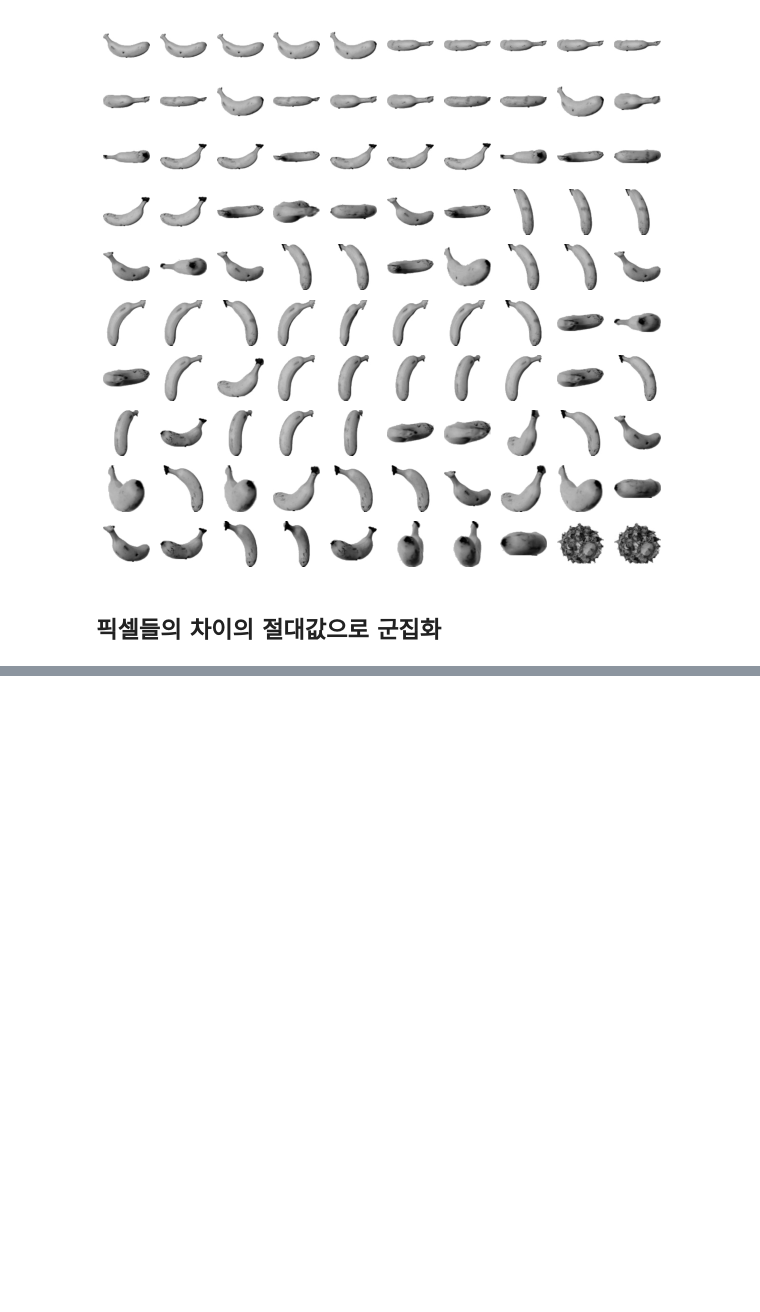
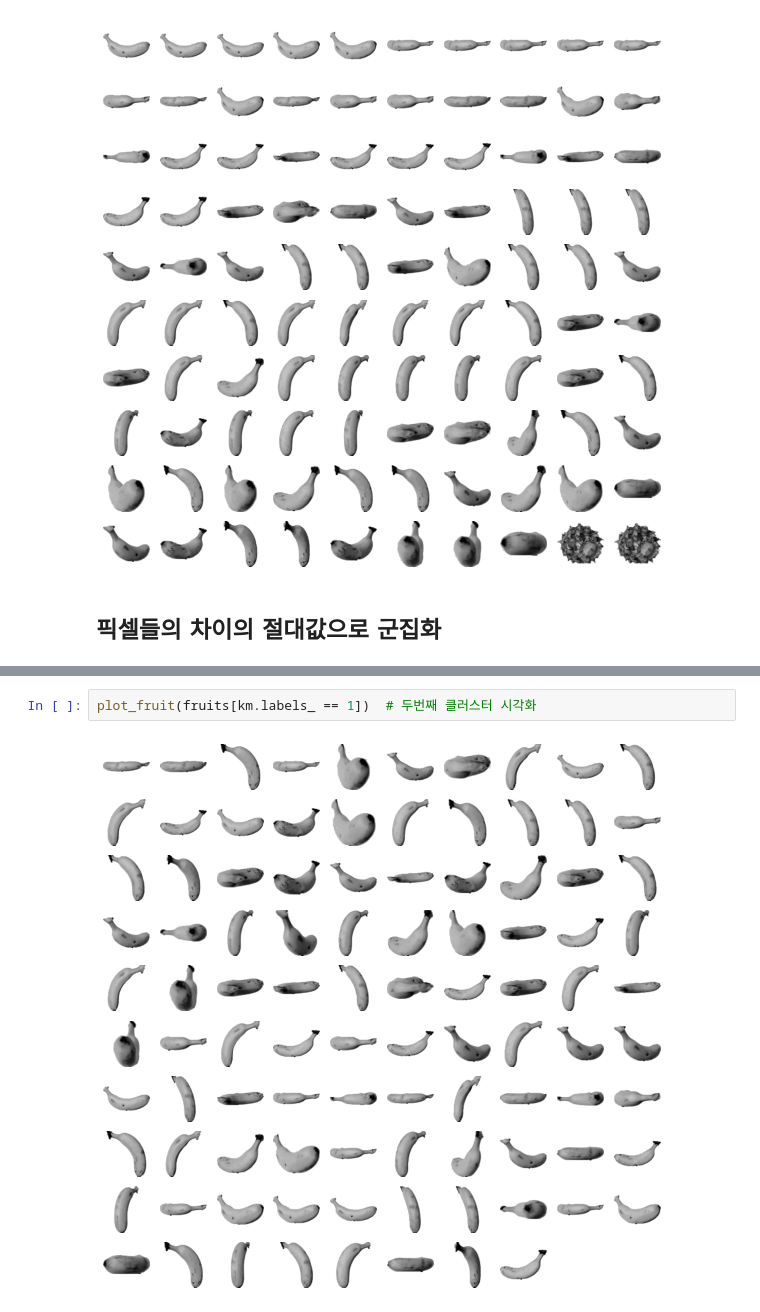
Before and after one commit to JakeOh/202011_itw_bd21, a Jupyter notebook: lab_ml/ml13_cluster.ipynb, the cells around one changed output, grey strips where cells are left out. Drawn from its saved outputs; the diff is of its cells as text; blank space fills up the shorter version.

```diff
--- a/lab_ml/ml13_cluster.ipynb
+++ b/lab_ml/ml13_cluster.ipynb
@@ -277,0 +357,4 @@ plt.show()
+# %%
+plot_fruit(fruits[km.labels_ == 1])  # 두번째 클러스터 시각화
+# %% [output]
+[figure, added]
```
Also changed, not shown: parts of 32 cells of this notebook.
